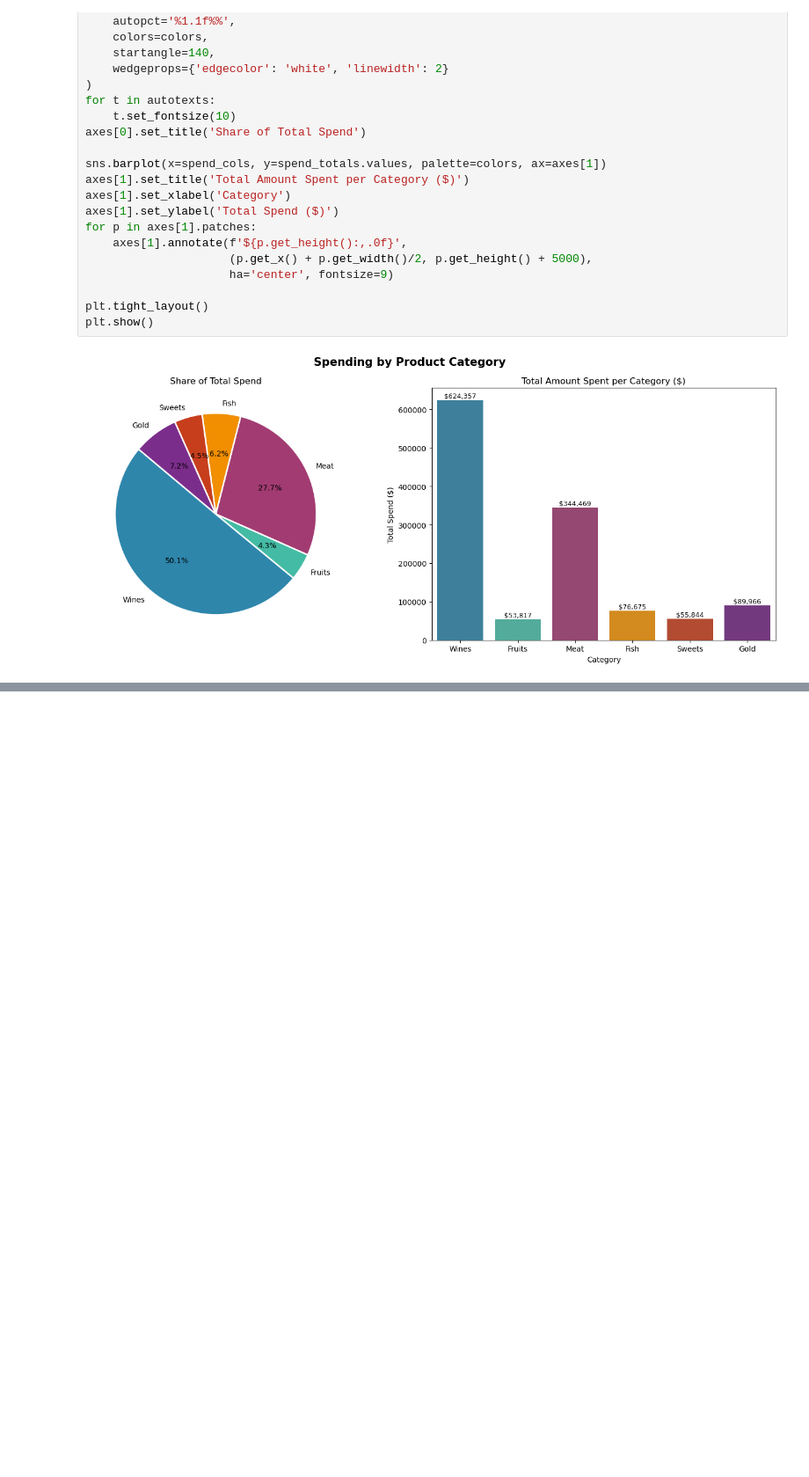
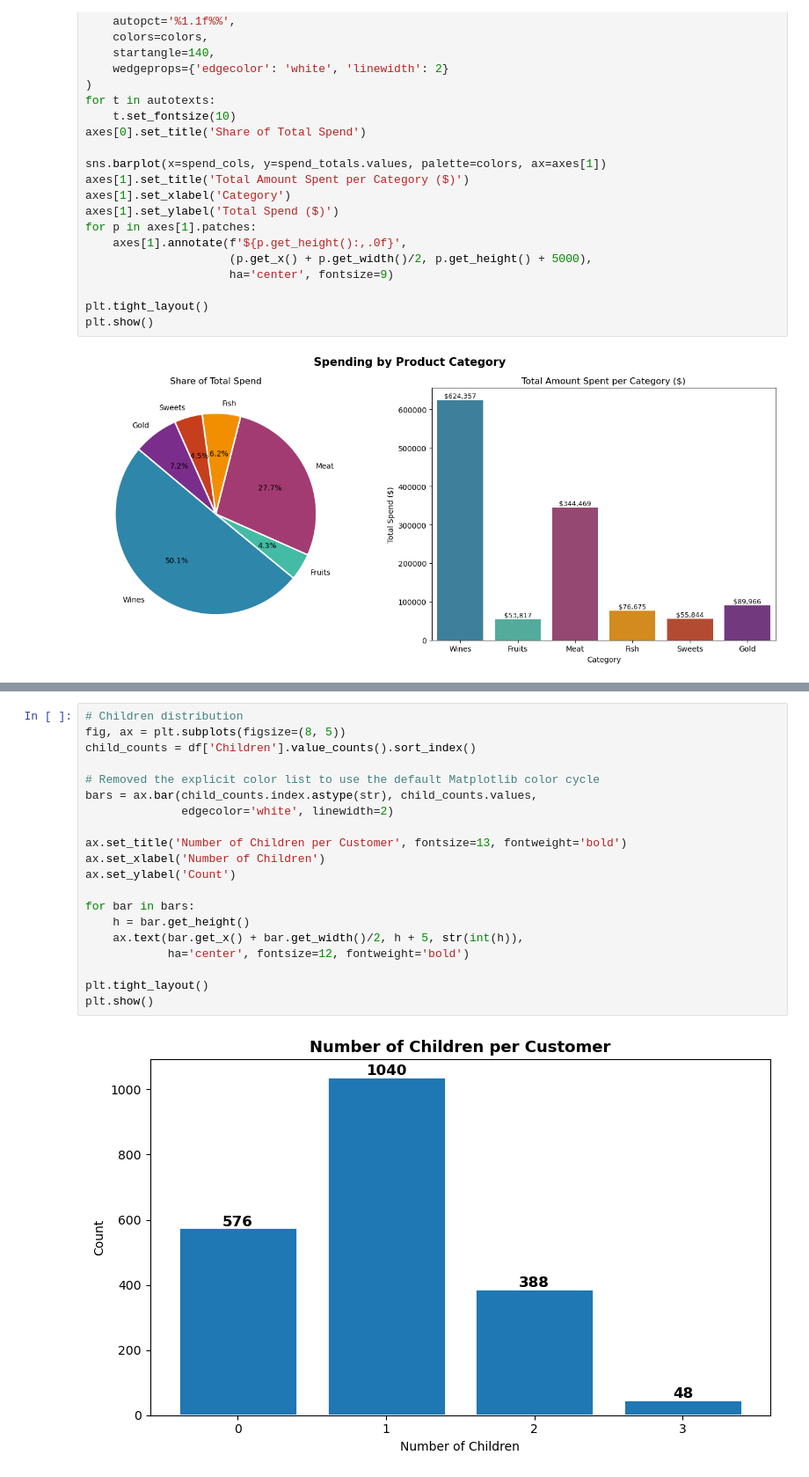
Before and after one commit to papocun/Customer-Segmentation-Project, a Jupyter notebook: Notebooks/Eda.ipynb, the cells around one changed output, grey strips where cells are left out. Shown at 88% size. Drawn from its saved outputs; the diff is of its cells as text; blank space fills up the shorter version.

```diff
--- a/Notebooks/Eda.ipynb
+++ b/Notebooks/Eda.ipynb
@@ -565,0 +621,22 @@ plt.show()
+# %%
+# Children distribution
+fig, ax = plt.subplots(figsize=(8, 5))
+child_counts = df['Children'].value_counts().sort_index()
+
+# Removed the explicit color list to use the default Matplotlib color cycle
+bars = ax.bar(child_counts.index.astype(str), child_counts.values,
+              edgecolor='white', linewidth=2)
+
+ax.set_title('Number of Children per Customer', fontsize=13, fontweight='bold')
+ax.set_xlabel('Number of Children')
+ax.set_ylabel('Count')
+
+for bar in bars:
+    h = bar.get_height()
+    ax.text(bar.get_x() + bar.get_width()/2, h + 5, str(int(h)),
+            ha='center', fontsize=12, fontweight='bold')
+
+plt.tight_layout()
+plt.show()
+# %% [output]
+[figure, added]
```
Also changed, not shown: parts of 5 cells of this notebook.
